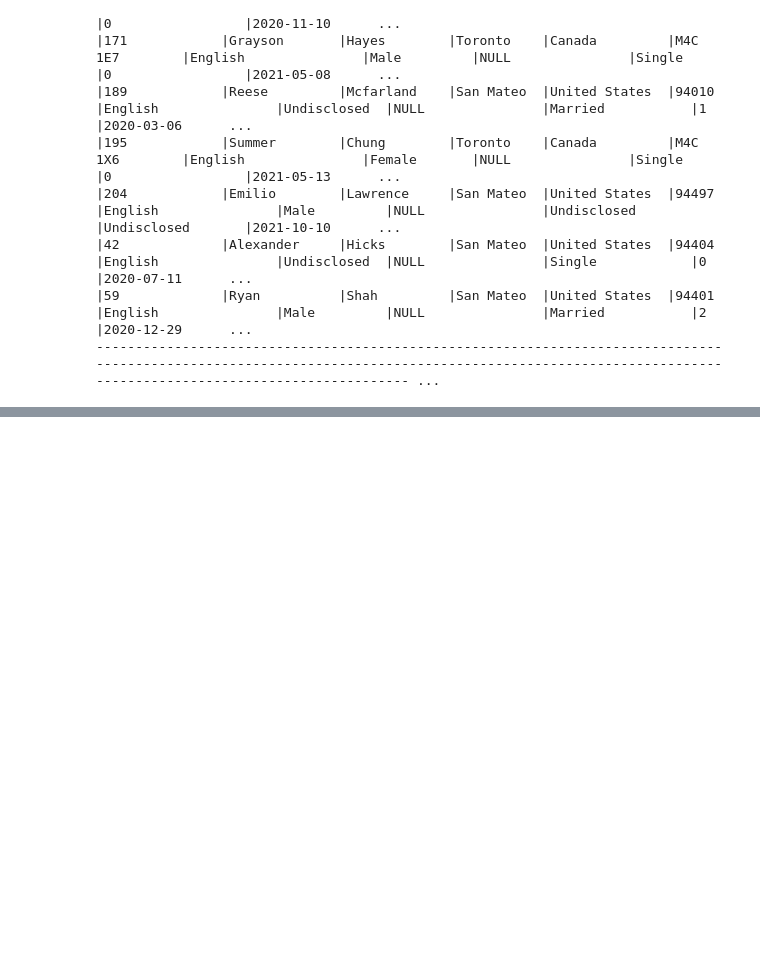
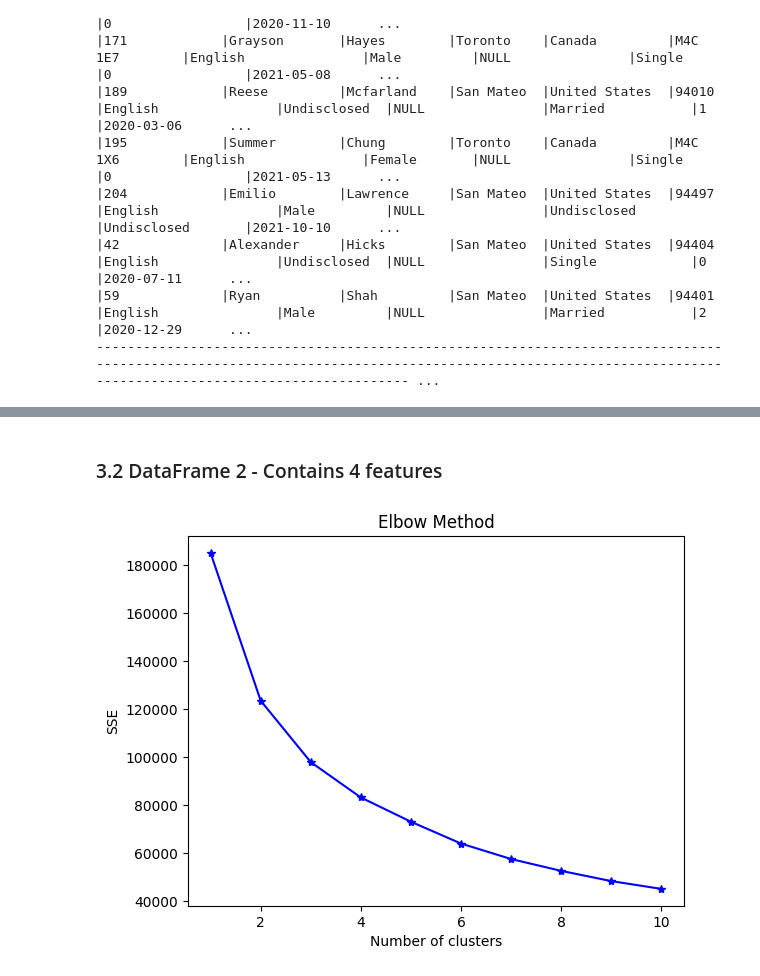
Before and after one commit to cshiwei330/ICP-ASG3-Insightify, a Jupyter notebook: clustering_model/Customer Segmentation Model.ipynb, the cells around one changed output, grey strips where cells are left out. Drawn from its saved outputs; the diff is of its cells as text; code cells hidden in the pictures; blank space fills up the shorter version.

```diff
--- a/clustering_model/Customer Segmentation Model.ipynb
+++ b/clustering_model/Customer Segmentation Model.ipynb
@@ -115,0 +433,2 @@ customer_df.show()
+# %%
+chosen_4var = all_var[:, [0, 2, 3, 4]]
@@ -115,0 +492,18 @@ customer_df.show()
+# %% [markdown]
+### 3.2 DataFrame 2 - Contains 4 features <a id="part3.2"></a>
+# %%
+# Find the optimal number of clusters (i.e. K) using elbow method
+sse = []
+for i in range(1, 11):
+    kmeans = KMeans(n_clusters=i, n_init = 20, random_state=1)
+    kmeans.fit(chosen_4var)
+    sse.append(kmeans.inertia_)
+
+# Plot the SSE (Sum of Squared Errors) values against the number of clusters
+plt.plot(range(1, 11), sse, 'b-*')
+plt.title('Elbow Method')
+plt.xlabel('Number of clusters')
+plt.ylabel('SSE')
+plt.show()
+# %% [output]
+[figure, added]
```
Also changed, not shown: parts of 44 cells of this notebook.
